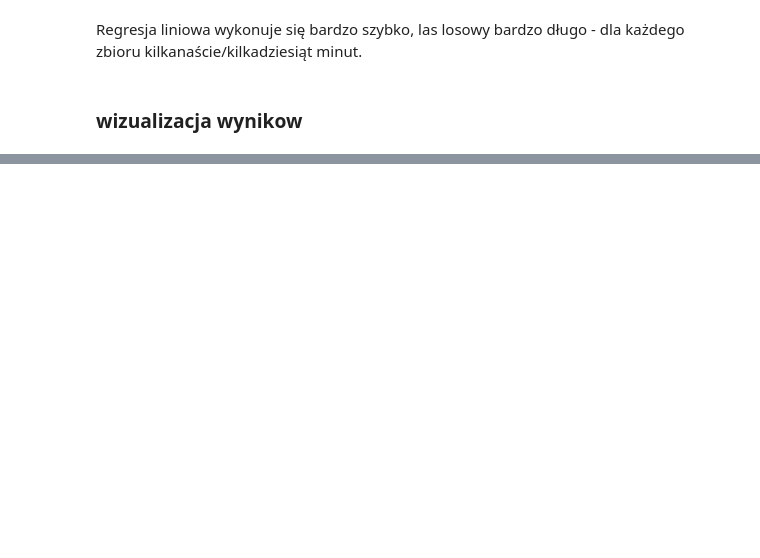
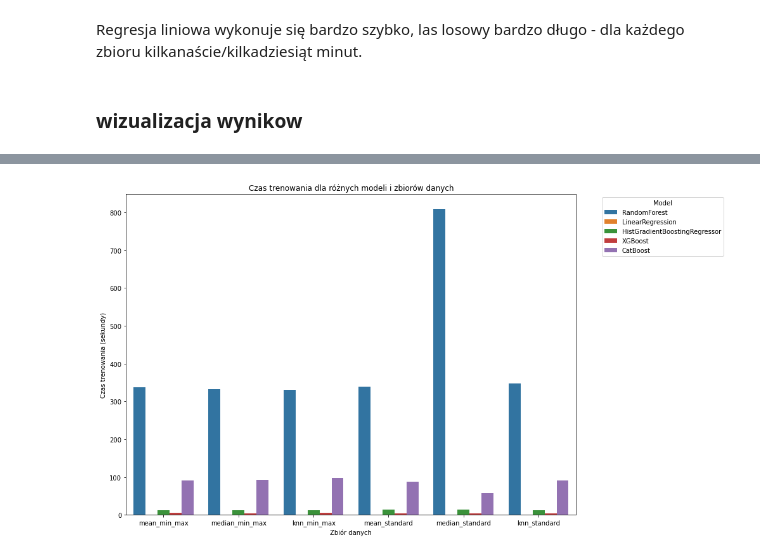
Before and after one commit to RafMat159/MOW_II_Projekt_I, a Jupyter notebook: Used _Car_Auction_Prices_2.ipynb, the cells around one changed output, grey strips where cells are left out. Saved outputs shown, nothing was run; the diff lists cells and outputs as text; code cells hidden in the pictures; blank space fills up the shorter version.

```diff
--- a/Used _Car_Auction_Prices_2.ipynb
+++ b/Used _Car_Auction_Prices_2.ipynb
@@ -170,0 +273,11 @@ plot_comparison_metrics(linear_regression_results, random_forest_results)
+# %%
+plt.figure(figsize=(14, 8))
+sns.barplot(data=results_df, x='Dataset', y='Training Time (seconds)', hue='Model')
+plt.title('Czas trenowania dla różnych modeli i zbiorów danych')
+plt.ylabel('Czas trenowania (sekundy)')
+plt.xlabel('Zbiór danych')
+plt.legend(title='Model', bbox_to_anchor=(1.05, 1), loc='upper left')
+plt.tight_layout()
+plt.show()
+# %% [output]
+[figure, added]
```
Also changed, not shown: parts of 16 cells of this notebook, 7 other files.
